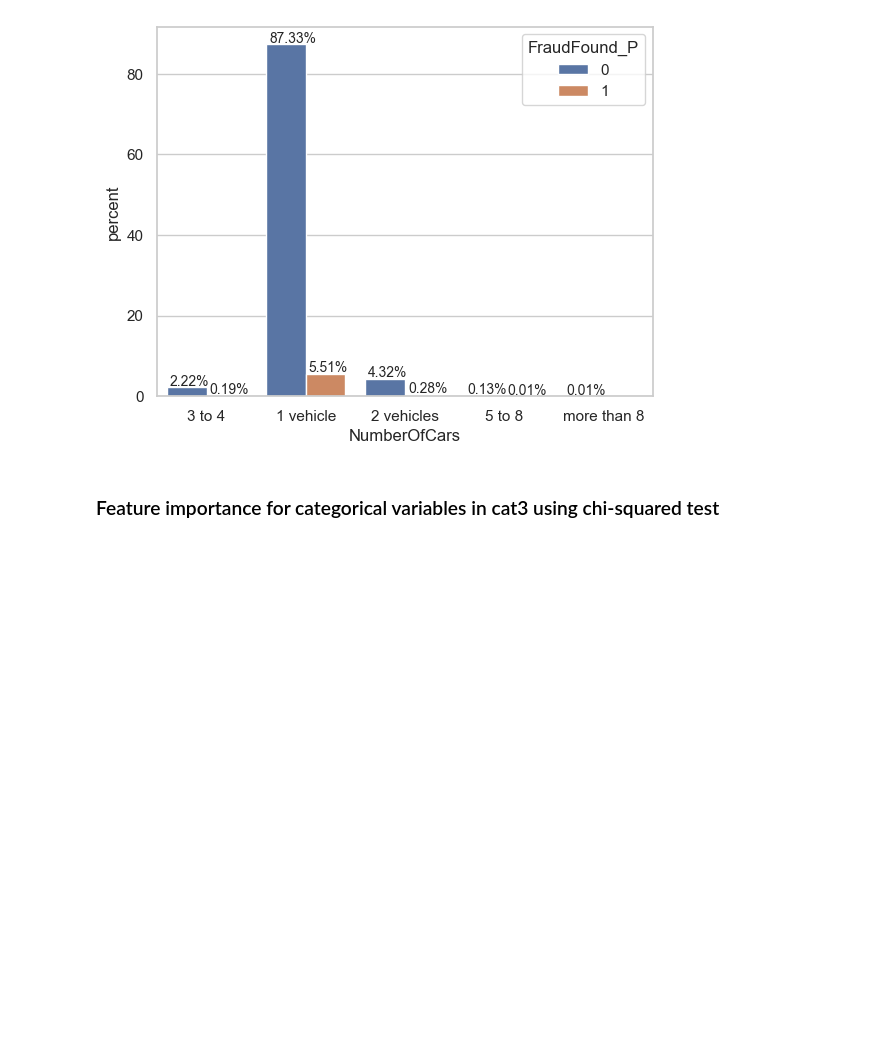
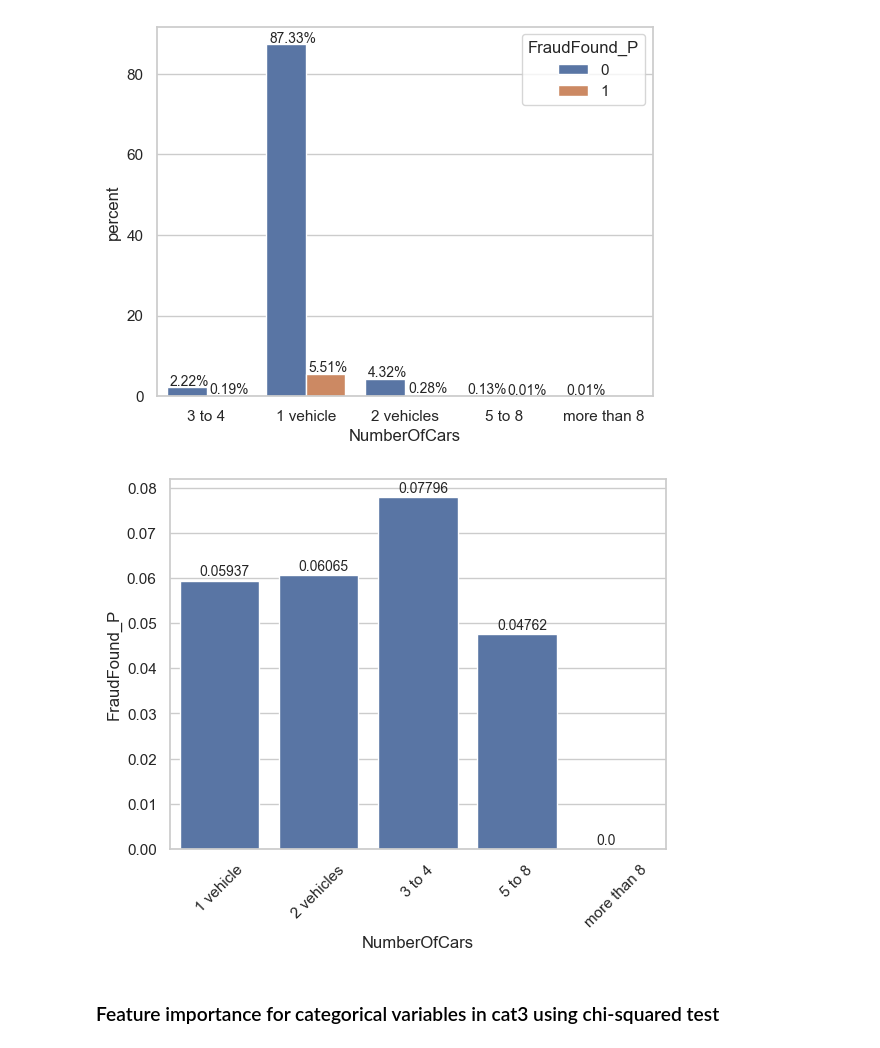
Before and after one commit to lulucopter/dsa4263-fraud-detection, a Jupyter notebook: eda.ipynb, the cells around one changed output. Cells and saved outputs as stored; diff of their text form; code cells hidden in the pictures; blank space fills up the shorter version.

```diff
--- a/eda.ipynb
+++ b/eda.ipynb
@@ -855,6 +857,17 @@ for p in ax.patches: # Annotating counts (p.get_height) onto graph and formattin
 plt.show()
 # %% [output]
 [figure]
+# %%
+fraud_freq = df.groupby("NumberOfCars")["FraudFound_P"].mean().reset_index()
+ax = sns.barplot(x="NumberOfCars", y="FraudFound_P", data=fraud_freq)
+for p in ax.patches: # Annotating counts (p.get_height) onto graph and formatting their positions
+    value = round(p.get_height(), 5)
+    ax.annotate(value, (p.get_x() + p.get_width() - 0.6, p.get_height() + 0.002), va="center", fontsize=10)
+
+plt.xticks(rotation=45)
+plt.show()
+# %% [output]
+[figure, added]
 # %% [markdown]
 ### Feature importance for categorical variables in cat3 using chi-squared test
 # %%
```
Also changed, not shown: parts of 19 cells of this notebook.
